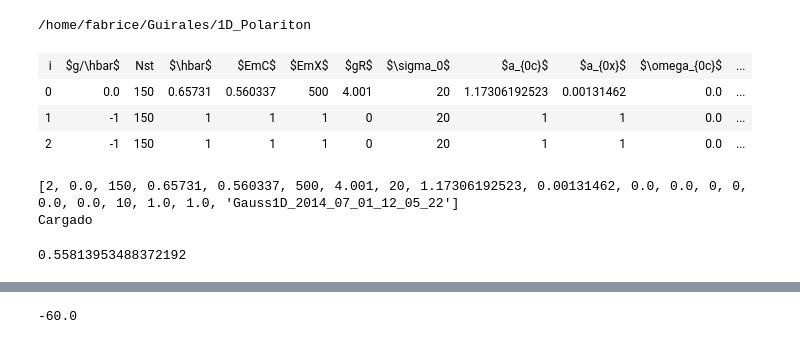
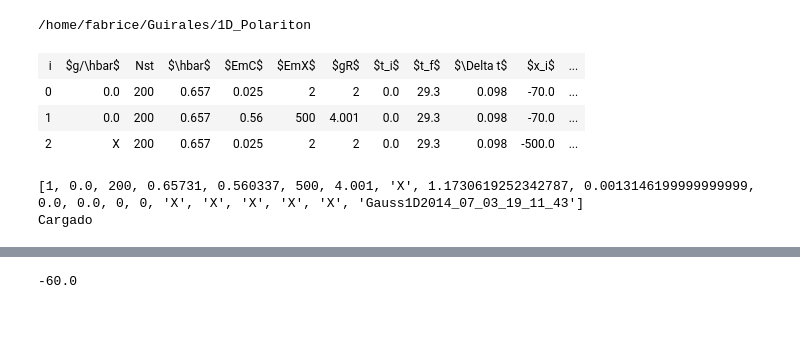
Before and after one commit to guirales/polaflow, a Jupyter notebook: 1D_Polariton/Graficos2D.ipynb, the cells around one changed output, grey strips where cells are left out. Saved outputs shown, nothing was run; the diff lists cells and outputs as text; code cells hidden in the pictures.

```diff
--- a/1D_Polariton/Graficos2D.ipynb
+++ b/1D_Polariton/Graficos2D.ipynb
@@ -91,52 +91,58 @@ def CS(num):
             txt="-0%d"%int(abs(num))
         else:
             txt="0%d"%int(num)
     else:
         txt="%d"%int(num)
     return txt
 
 def hms(tf):
     hor=(int(tf/3600))
     minu=int((tf-(hor*3600))/60)
     seg=int(tf-((hor*3600)+(minu*60)))
     tfx=CS(hor)+"h"+CS(minu)+"m"+CS(seg)+"s|"
     return tfx
 
 
 
 
-os.chdir("Datos")
+os.chdir("Data")
 directorios=filter(os.path.isdir, os.listdir(os.getcwd()))
 directorios.sort()
 #directorios=os.listdir(os.getcwd()+"/Datos")
 os.chdir(wdir)
 #list(enumerate(directorios))
 tabla=ListTable()
-tabla.append(['i','$g/\hbar$','Nst','$\hbar$','$EmC$','$EmX$','$gR$','$\sigma_0$','$a_{0c}$','$a_{0x}$','$\omega_{0c}$','$\omega_{0x}$','$\gamma_C$','$\gamma_X$','$C_0$','$\omega_l$','$\sigma_l$','$DT1$','$T1$','nombre'])
+tabla.append(['i','$g/\hbar$','Nst','$\hbar$','$EmC$','$EmX$','$gR$','$t_i$','$t_f$','$\Delta t$','$x_i$','$x_f$','$\Delta x$','$a_{0c}$','$a_{0x}$','$\omega_{0c}$','$\omega_{0x}$','$\gamma_C$','$\gamma_X$','nombre'])
 for i in range(len(directorios)):
-    os.chdir("Datos/"+directorios[i])
-    (g,Nst,hbar,EmC,EmX,gR,Sig0,a0c,a0x,W0c,W0x,gammaC,gammaX,C0,wl,Sigl,DT1,t1)=18*('X',)
-    %run  constantes.py
-    tabla.append([i,g,Nst,hbar,EmC,EmX,gR,Sig0,a0c,a0x,W0c,W0x,gammaC,gammaX,C0,wl,Sigl,DT1,t1,directorios[i]])
+    os.chdir("Data/"+directorios[i])
+    (g,Nst,hbar,EmC,EmX,gR,ti,tf,Dt,xi,xf,Dx,a0c,a0x,W0c,W0x,gammaC,gammaX)=18*('X',)
+    %run  constants.py
+    xi=x[0]
+    xf=x[-1]
+    ti=t[0]
+    tf=t[-1]
+    filaT=map(lambda x:x if str(type(x))=="<type 'str'>" else x if str(type(x))=="<type 'int'>" else round(x,3) ,
+              [i,g,Nst,hbar,EmC,EmX,gR,ti,tf,Dt,xi,xf,Dx,a0c,a0x,W0c,W0x,gammaC,gammaX,directorios[i]])
+    tabla.append(filaT)
     #%cd -0
     os.chdir(wdir)
 
 tabla
 # %% [output]
 /home/fabrice/Guirales/1D_Polariton
-| i | $g/\hbar$ | Nst | $\hbar$ | $EmC$ | $EmX$ | $gR$ | $\sigma_0$ | $a_{0c}$ | $a_{0x}$ | $\omega_{0c}$ | ... |
-| 0 | 0.0 | 150 | 0.65731 | 0.560337 | 500 | 4.001 | 20 | 1.17306192523 | 0.00131462 | 0.0 | ... |
-| 1 | -1 | 150 | 1 | 1 | 1 | 0 | 20 | 1 | 1 | 0.0 | ... |
-| 2 | -1 | 150 | 1 | 1 | 1 | 0 | 20 | 1 | 1 | 0.0 | ... |
+| i | $g/\hbar$ | Nst | $\hbar$ | $EmC$ | $EmX$ | $gR$ | $t_i$ | $t_f$ | $\Delta t$ | $x_i$ | ... |
+| 0 | 0.0 | 200 | 0.657 | 0.025 | 2 | 2 | 0.0 | 29.3 | 0.098 | -70.0 | ... |
+| 1 | 0.0 | 200 | 0.657 | 0.56 | 500 | 4.001 | 0.0 | 29.3 | 0.098 | -70.0 | ... |
+| 2 | X | 200 | 0.657 | 0.025 | 2 | 2 | 0.0 | 29.3 | 0.098 | -500.0 | ... |
 # %%
-i=2
+i=1
 os.chdir(wdir)
 sufix=directorios[i]
-path="Datos/"+sufix
+path="Data/"+sufix
 os.chdir(path)
 (g,Nst,hbar,EmC,EmX,gR,Sig0,a0c,a0x,W0c,W0x,gammaC,gammaX,C0,wl,Sigl,DT1,t1)=18*('X',)
 #from constantes import *
-%run  constantes.py
+%run  constants.py
 #var=%system more constantes.py
 print [i,g,Nst,hbar,EmC,EmX,gR,Sig0,a0c,a0x,W0c,W0x,gammaC,gammaX,C0,wl,Sigl,DT1,t1,directorios[i]]
 
@@ -180,9 +186,5 @@ maxi=abs(pl1).max()
     #maxi=max([list(pl1[i][picosC[i]]) for i in range(Nt)])[0]
 print "Cargado"
 # %% [output]
-[2, 0.0, 150, 0.65731, 0.560337, 500, 4.001, 20, 1.17306192523, 0.00131462, 0.0, 0.0, 0, 0, 0.0, 0.0, 10, 1.0, 1.0, 'Gauss1D_2014_07_01_12_05_22']
+[1, 0.0, 200, 0.65731, 0.560337, 500, 4.001, 'X', 1.1730619252342787, 0.0013146199999999999, 0.0, 0.0, 0, 0, 'X', 'X', 'X', 'X', 'X', 'Gauss1D2014_07_03_19_11_43']
 Cargado
-# %%
-Dx
-# %% [output]
-0.55813953488372192
```
Also changed, not shown: parts of 15 cells of this notebook.
